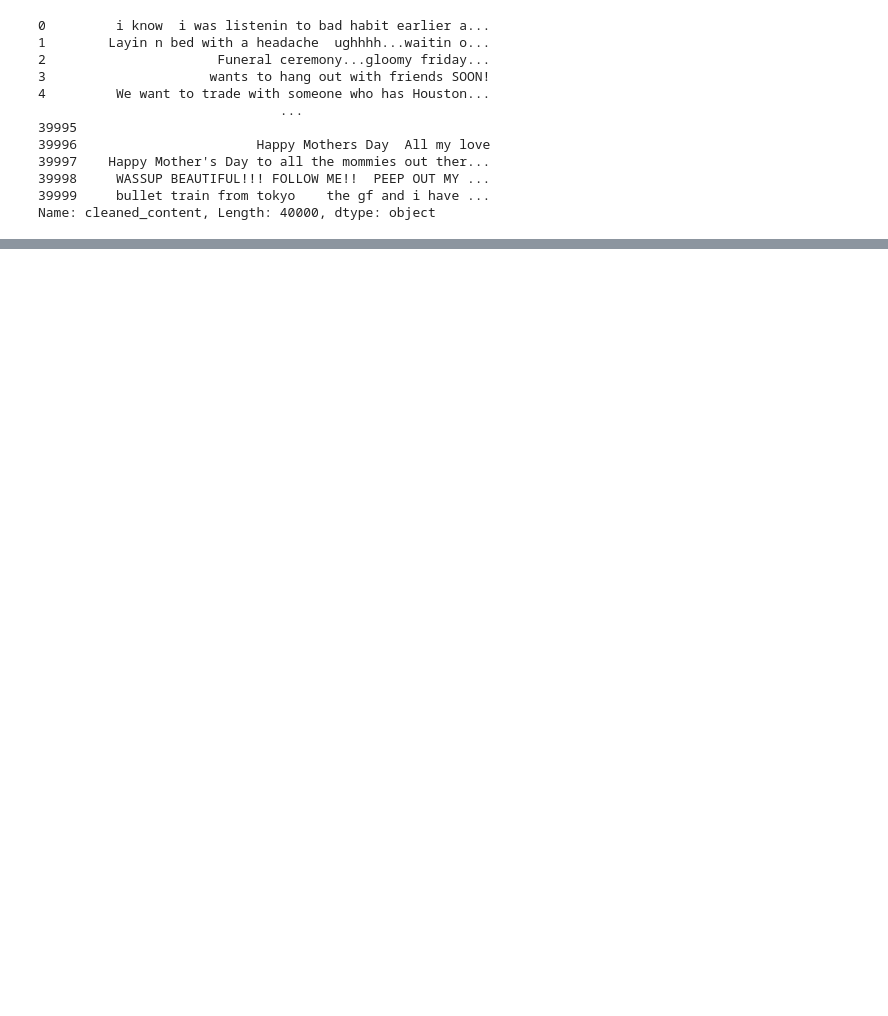
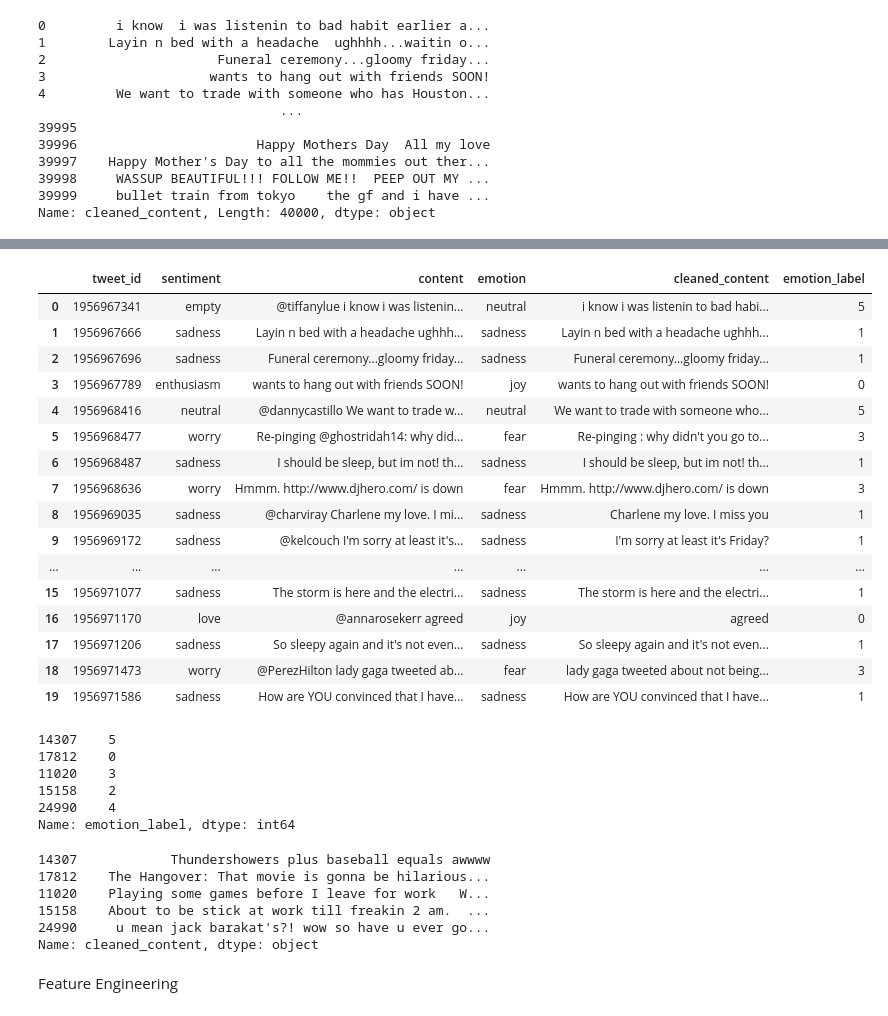
Before and after one commit to ihsan292292/ML-AI-ICT-course, a Jupyter notebook: Exit Test/EmotionDetections.ipynb, the cells around one changed output, grey strips where cells are left out. Cells and saved outputs as stored; diff of their text form; code cells hidden in the pictures; blank space fills up the shorter version.

```diff
--- a/Exit Test/EmotionDetections.ipynb
+++ b/Exit Test/EmotionDetections.ipynb
@@ -177,7 +214,0 @@ data.head(20)
-# %%
-# remove special characters, numbers and punctuations if present
-
-data['cleaned_content'] = data['cleaned_content'].str.replace("[^a-zA-Z#]", " ")
-# %%
-# Stopwords
-data['cleaned_content'] = data['cleaned_content'].apply(nfx.remove_stopwords)
@@ -232,0 +269,20 @@ model.compile(loss='categorical_crossentropy', optimizer='adam', metrics=['accur
+# %%
+data.head(20)
+# %% [output]
+|  | tweet_id | sentiment | content | emotion | cleaned_content | emotion_label |
+| 0 | 1956967341 | empty | @tiffanylue i know i was listenin... | neutral | i know i was listenin to bad habi... | 5 |
+| 1 | 1956967666 | sadness | Layin n bed with a headache ughhh... | sadness | Layin n bed with a headache ughhh... | 1 |
+| 2 | 1956967696 | sadness | Funeral ceremony...gloomy friday... | sadness | Funeral ceremony...gloomy friday... | 1 |
+| 3 | 1956967789 | enthusiasm | wants to hang out with friends SOON! | joy | wants to hang out with friends SOON! | 0 |
+| 4 | 1956968416 | neutral | @dannycastillo We want to trade w... | neutral | We want to trade with someone who... | 5 |
+| 5 | 1956968477 | worry | Re-pinging @ghostridah14: why did... | fear | Re-pinging : why didn't you go to... | 3 |
+| 6 | 1956968487 | sadness | I should be sleep, but im not! th... | sadness | I should be sleep, but im not! th... | 1 |
+| 7 | 1956968636 | worry | Hmmm. http://www.djhero.com/ is down | fear | Hmmm. http://www.djhero.com/ is down | 3 |
+| 8 | 1956969035 | sadness | @charviray Charlene my love. I mi... | sadness | Charlene my love. I miss you | 1 |
+| 9 | 1956969172 | sadness | @kelcouch I'm sorry at least it's... | sadness | I'm sorry at least it's Friday? | 1 |
+| ... | ... | ... | ... | ... | ... | ... |
+| 15 | 1956971077 | sadness | The storm is here and the electri... | sadness | The storm is here and the electri... | 1 |
+| 16 | 1956971170 | love | @annarosekerr agreed | joy | agreed | 0 |
+| 17 | 1956971206 | sadness | So sleepy again and it's not even... | sadness | So sleepy again and it's not even... | 1 |
+| 18 | 1956971473 | worry | @PerezHilton lady gaga tweeted ab... | fear | lady gaga tweeted about not being... | 3 |
+| 19 | 1956971586 | sadness | How are YOU convinced that I have... | sadness | How are YOU convinced that I have... | 1 |
@@ -232,0 +292,22 @@ model.compile(loss='categorical_crossentropy', optimizer='adam', metrics=['accur
+# %%
+# Print the preprocessed train label
+print(train_labels.head())
+# %% [output]
+14307    5
+17812    0
+11020    3
+15158    2
+24990    4
+Name: emotion_label, dtype: int64
+# %%
+# Print the preprocessed train data
+print(train_data.head())
+# %% [output]
+14307            Thundershowers plus baseball equals awwww
+17812    The Hangover: That movie is gonna be hilarious...
+11020    Playing some games before I leave for work   W...
+15158    About to be stick at work till freakin 2 am.  ...
+24990     u mean jack barakat's?! wow so have u ever go...
+Name: cleaned_content, dtype: object
+# %% [markdown]
+Feature Engineering
```
Also changed, not shown: parts of 43 cells of this notebook.
